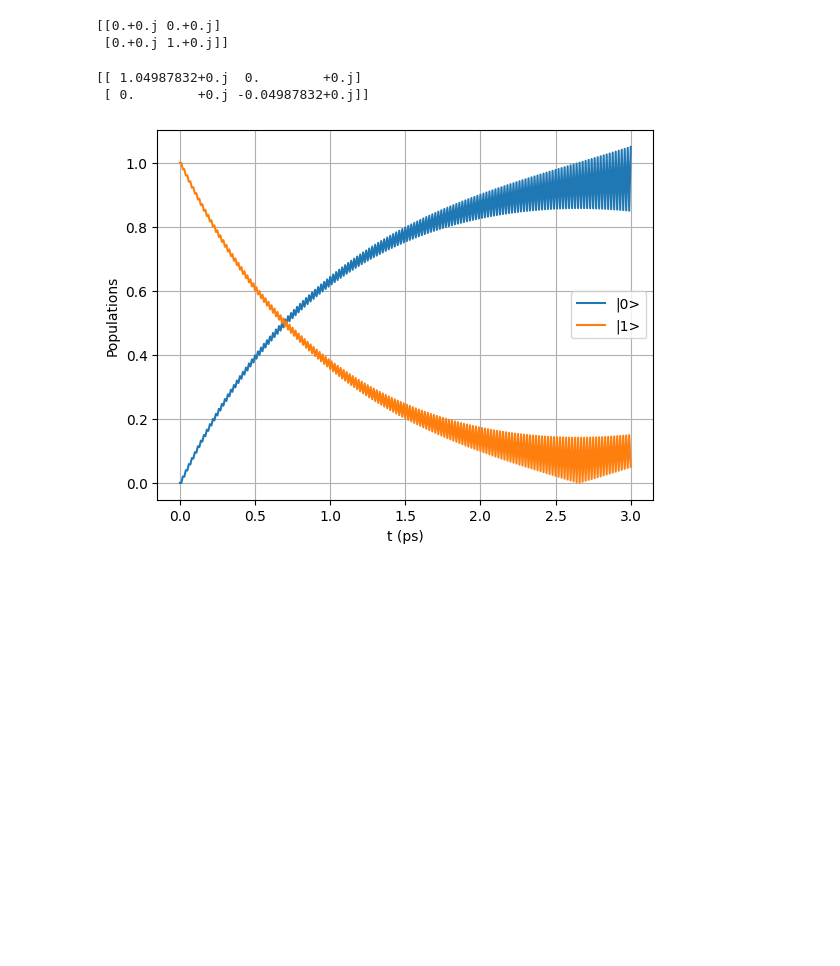
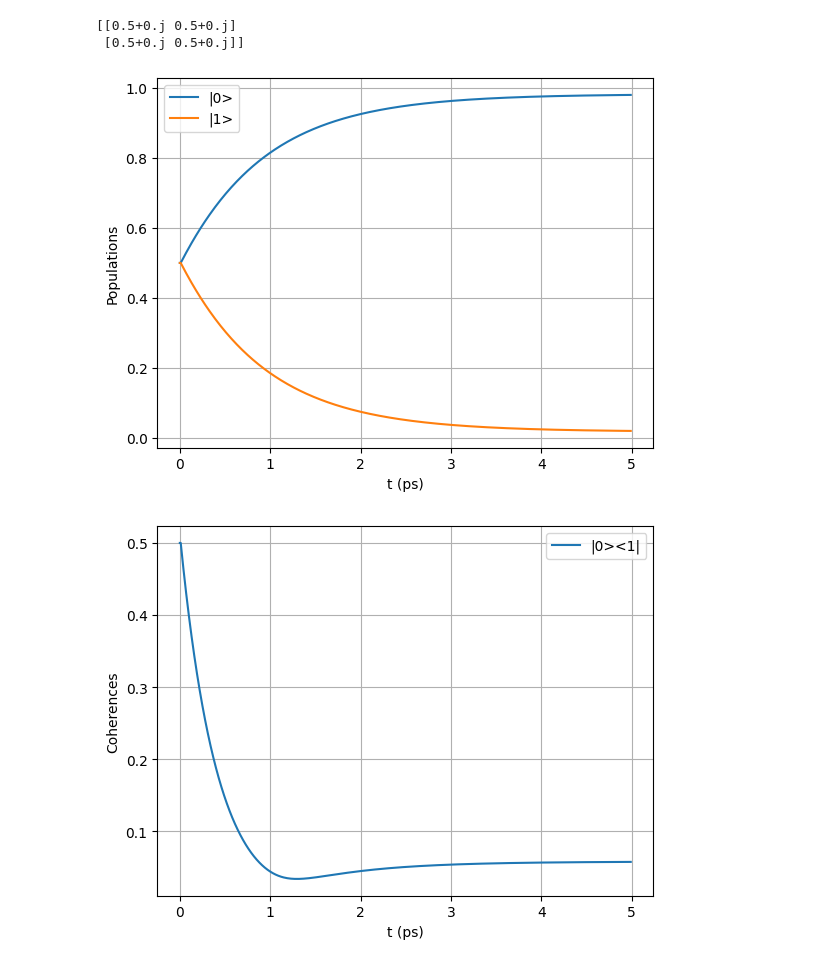
Before and after one commit to ziomek681/LindbladianLearningQubit, a Jupyter notebook: DensityEvolution.ipynb, the cells around one changed output. Drawn from its saved outputs; the diff is of its cells as text; code cells hidden in the pictures; blank space fills up the shorter version.

Commit message:
dodana ewolucja lindbladowska, dodane obslugi symulatorow

```diff
--- a/DensityEvolution.ipynb
+++ b/DensityEvolution.ipynb
@@ -2,9 +2,9 @@
 import numpy as np
 import matplotlib.pyplot as plt
 # %%
-J = 0 * 10**(-3) * 1.60217663 * 10**(-19) #1meV
+J = 0.1 * 10**(-3) * 1.60217663 * 10**(-19) #1meV
 dt = 1 * 10**(-14) #0.01ps
-Time = 3 * 10**(-12) #10ps
+Time = 5 * 10**(-12) #10ps
 
 hbar = 1.054571817 * 10**(-34)
 
@@ -13,10 +13,21 @@ NSteps = int(Time/dt)
 # %%
 t1 = 1 * 10**(-12) #1ps
 g1 = 1/t1
+t2 = 1 * 10**(-12) #1ps
+g2 = 1/t2
+
 L1 = np.array([
     [0,  1],
     [0, 0]
 ], dtype=complex)*np.sqrt(g1)
+
+L2 = np.array([
+    [1,  0],
+    [0, -1]
+], dtype=complex)*np.sqrt(g2)
+
+
+L_list = [L1, L2]
 # %%
 def comutator(A, B):
     return A@B-B@A
@@ -30,15 +63,15 @@ H = np.array([
     [1, -1]
 ], dtype=complex)*J
 
-psi0 = np.array([0, 1], dtype=complex)
+psi0 = np.array([1, 1], dtype=complex)
 psi0 /= np.linalg.norm(psi0)
 
 rho0 = np.outer(psi0, np.conj(psi0))
 
 print(rho0)
 # %% [output]
-[[0.+0.j 0.+0.j]
- [0.+0.j 1.+0.j]]
+[[0.5+0.j 0.5+0.j]
+ [0.5+0.j 0.5+0.j]]
 # %%
 rho_prev = rho0.copy()
 rho_curr = rho0-1j/hbar*dt*comutator(H,rho0)
@@ -50,13 +83,16 @@ states = [rho_prev.copy(), rho_curr.copy()]
 
 
 for i in range(1, NSteps):
-    rho_next = rho_prev - 2j/hbar * dt * comutator(H,rho_curr)
-    rho_next += 2 * dt * lindbladOp(L1,rho_curr) #Czlony Lindbladowskie
-    #print(lindbladOp(L1,rho_curr))
+    k1 = EvoOp(H, L_list, rho_curr)
+    k2 = EvoOp(H, L_list, rho_curr + dt/2 * k1)
+    k3 = EvoOp(H, L_list, rho_curr + dt/2 * k2)
+    k4 = EvoOp(H, L_list, rho_curr + dt * k3)
+
+    rho_next = rho_curr + dt/6 * (k1 + 2*k2 + 2*k3 + k4)
+
 
     # normalization (H is hermitian but its discretization might be not!)
-    rho_next /= np.trace(rho_next)
-    #print(rho_next)
+    rho_next = FixRho(rho_next)
 
     rho_prev = rho_curr
     rho_curr = rho_next
@@ -67,28 +103,39 @@ times = np.array(times)
 # %%
 # ----------------------------
 # Populations
 # ----------------------------
 states = np.array(states)
 pop_0 = np.abs(states[:, 0, 0])
 pop_1 = np.abs(states[:, 1, 1])
+coh_01 = np.abs(states[:, 0, 1])
 
-print(states[NSteps,:,:])
+#print(states[NSteps,:,:])
+#print(lindbladOp(L1,states[NSteps,:,:]))
+#print(states[NSteps-1,:,:])
+#print(lindbladOp(L1,states[NSteps-1,:,:]))
 
 # ----------------------------
 # Plot
 # ----------------------------
 fig, ax = plt.subplots()
 ax.plot(times*10**(12), pop_0, label='|0>')
 ax.plot(times*10**(12), pop_1, label='|1>')
 ax.set_xlabel("t (ps)")
 ax.set_ylabel("Populations")
 ax.legend()
 ax.grid(True)
 plt.show()
+
+fig, ax = plt.subplots()
+ax.plot(times*10**(12), coh_01, label='|0><1|')
+ax.set_xlabel("t (ps)")
+ax.set_ylabel("Coherences")
+ax.legend()
+ax.grid(True)
+plt.show()
 # %% [output]
-[[ 1.04987832+0.j  0.        +0.j]
- [ 0.        +0.j -0.04987832+0.j]]
-[figure, old version]
+[figure, new version]
+[figure, added]
 # %%
 Energies = []
 for i in range(0, NSteps+1):
```
Also changed, not shown: parts of 2 cells of this notebook, 9 other files.
